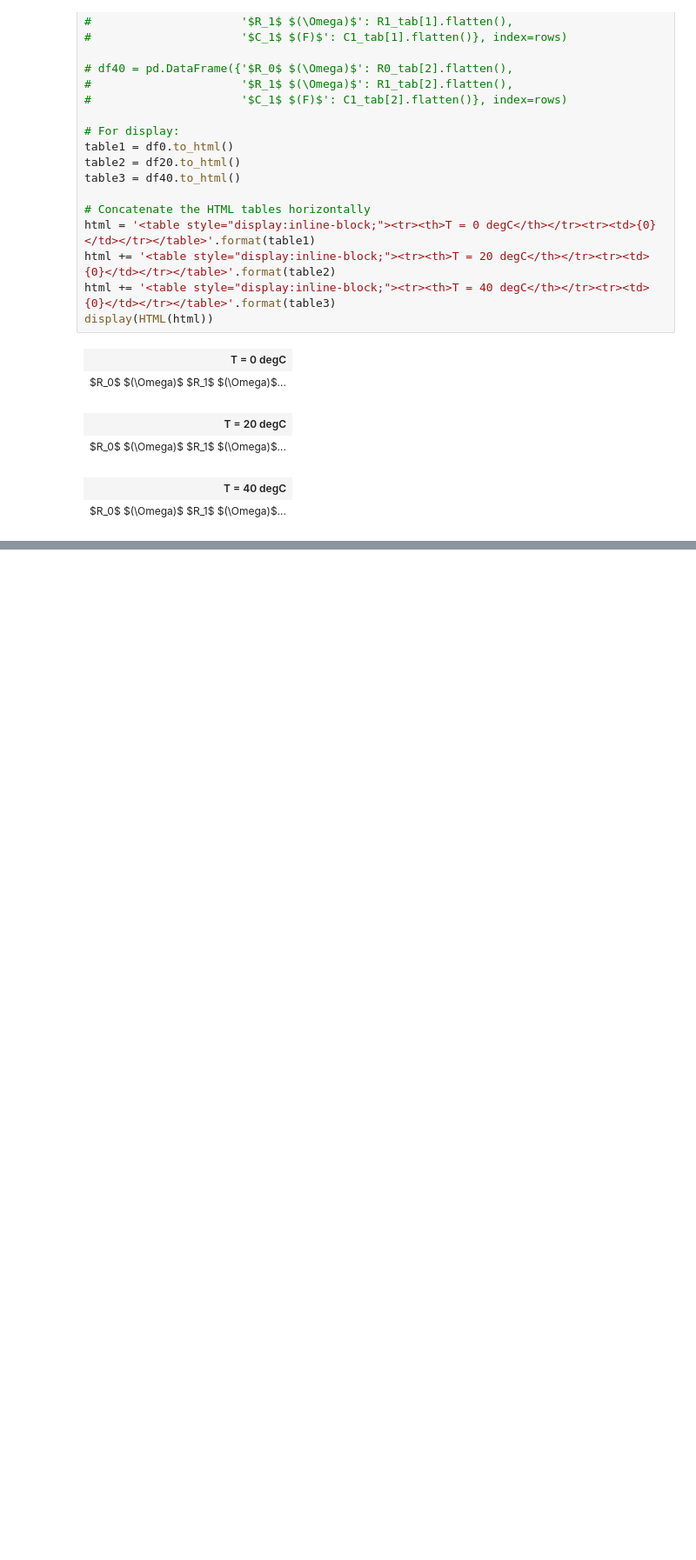
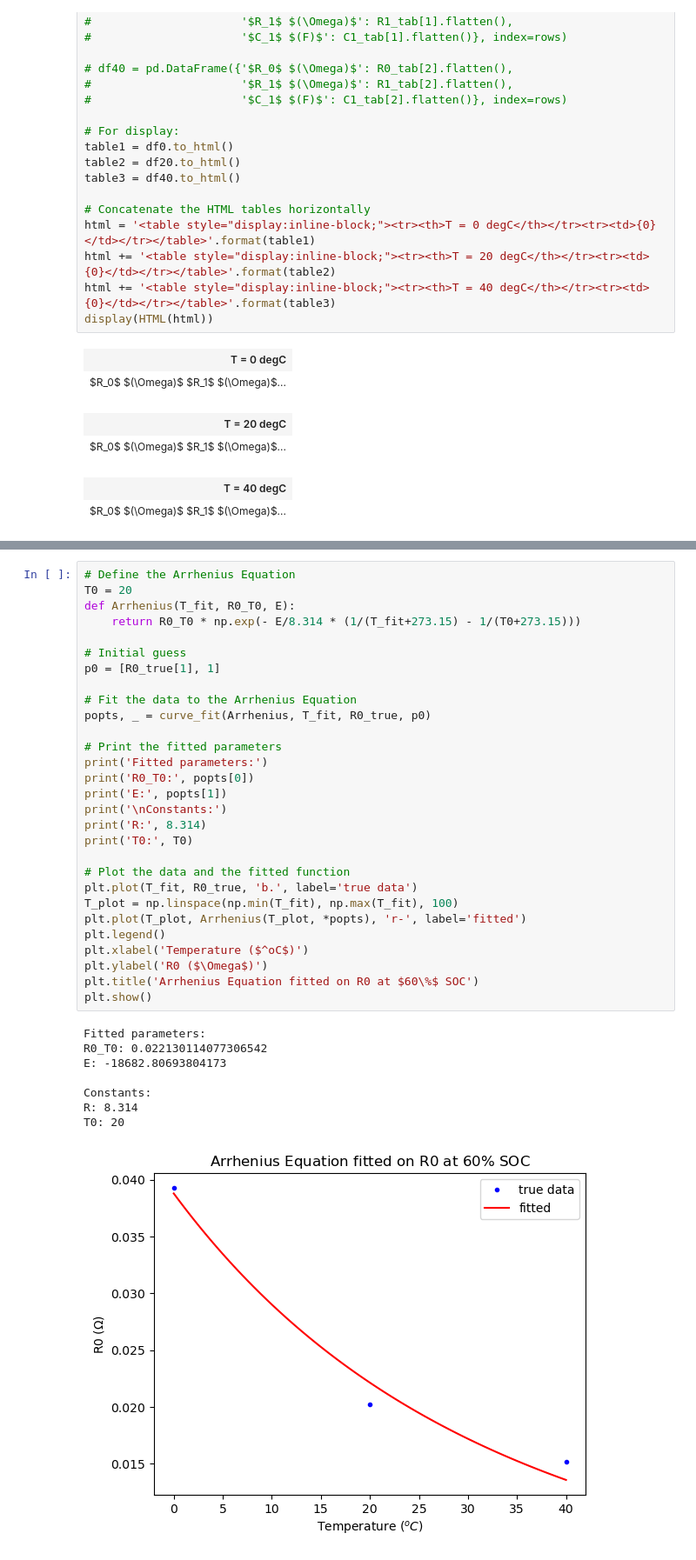
Before and after one commit to sunfanyi/modelling-of-lithium-ion-batteries, a Jupyter notebook: part_2b.ipynb, the cells around one changed output, grey strips where cells are left out. Shown at 87% size. Cells and saved outputs as stored; diff of their text form; blank space fills up the shorter version.

```diff
--- a/part_2b.ipynb
+++ b/part_2b.ipynb
@@ -197,0 +218,38 @@ display(HTML(html))
+# %%
+# Define the Arrhenius Equation
+T0 = 20
+def Arrhenius(T_fit, R0_T0, E):
+    return R0_T0 * np.exp(- E/8.314 * (1/(T_fit+273.15) - 1/(T0+273.15)))
+
+# Initial guess
+p0 = [R0_true[1], 1]
+
+# Fit the data to the Arrhenius Equation
+popts, _ = curve_fit(Arrhenius, T_fit, R0_true, p0)
+
+# Print the fitted parameters
+print('Fitted parameters:')
+print('R0_T0:', popts[0])
+print('E:', popts[1])
+print('\nConstants:')
+print('R:', 8.314)
+print('T0:', T0)
+
+# Plot the data and the fitted function
+plt.plot(T_fit, R0_true, 'b.', label='true data')
+T_plot = np.linspace(np.min(T_fit), np.max(T_fit), 100)
+plt.plot(T_plot, Arrhenius(T_plot, *popts), 'r-', label='fitted')
+plt.legend()
+plt.xlabel('Temperature ($^oC$)')
+plt.ylabel('R0 ($\Omega$)')
+plt.title('Arrhenius Equation fitted on R0 at $60\%$ SOC')
+plt.show()
+# %% [output]
+Fitted parameters:
+R0_T0: 0.022130114077306542
+E: -18682.80693804173
+
+Constants:
+R: 8.314
+T0: 20
+[figure, added]
```
Also changed, not shown: parts of 4 cells of this notebook, 3 other files.
